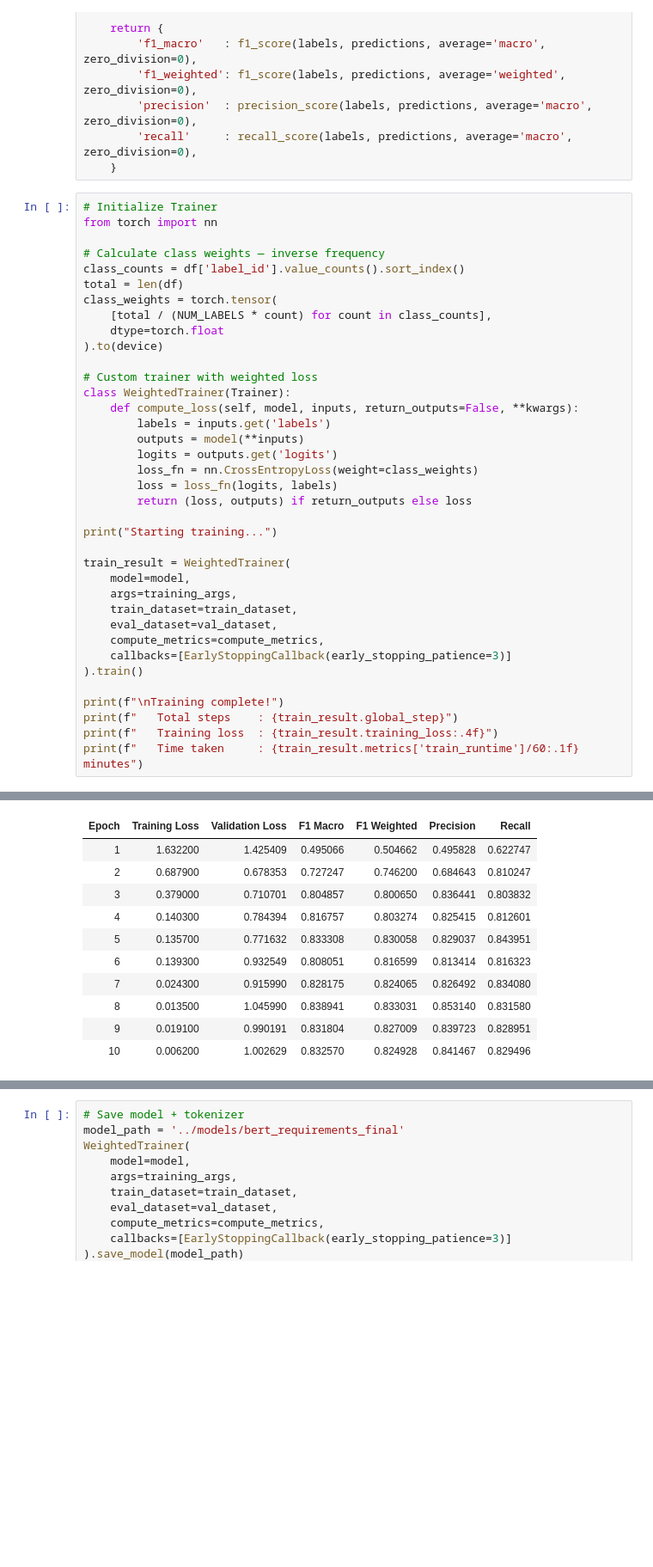
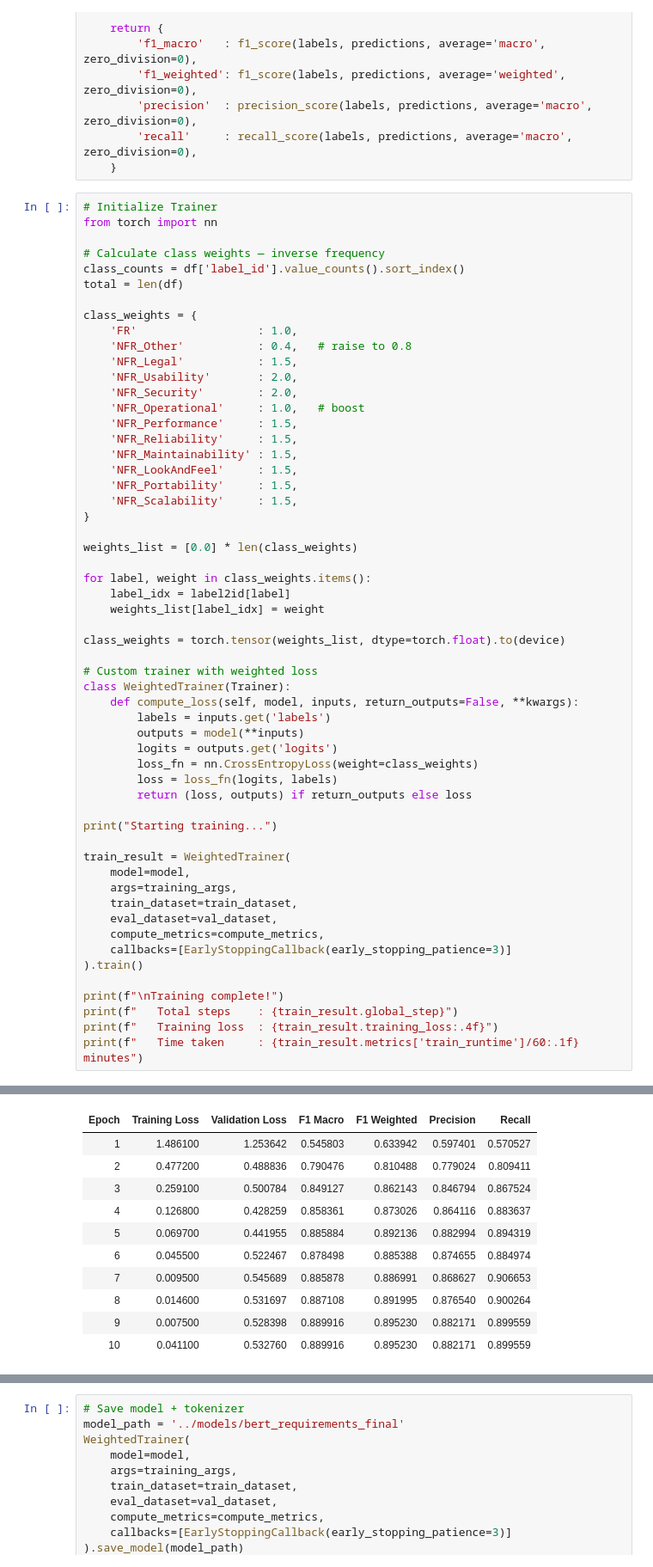
Before and after one commit to AlanW0320/requirements-elicitation-agent, a Jupyter notebook: notebooks/02_BERT_training.ipynb, the cells around one changed output, grey strips where cells are left out. Shown at 86% size. Saved outputs shown, nothing was run; the diff lists cells and outputs as text; blank space fills up the shorter version.

```diff
--- a/notebooks/02_BERT_training.ipynb
+++ b/notebooks/02_BERT_training.ipynb
@@ -244,10 +244,29 @@ from torch import nn
 # Calculate class weights — inverse frequency
 class_counts = df['label_id'].value_counts().sort_index()
 total = len(df)
-class_weights = torch.tensor(
-    [total / (NUM_LABELS * count) for count in class_counts],
-    dtype=torch.float
-).to(device)
+
+class_weights = {
+    'FR'                  : 1.0,
+    'NFR_Other'           : 0.4,   # raise to 0.8
+    'NFR_Legal'           : 1.5,
+    'NFR_Usability'       : 2.0,
+    'NFR_Security'        : 2.0,
+    'NFR_Operational'     : 1.0,   # boost
+    'NFR_Performance'     : 1.5,
+    'NFR_Reliability'     : 1.5,
+    'NFR_Maintainability' : 1.5,
+    'NFR_LookAndFeel'     : 1.5,
+    'NFR_Portability'     : 1.5,
+    'NFR_Scalability'     : 1.5,
+}
+
+weights_list = [0.0] * len(class_weights)
+
+for label, weight in class_weights.items():
+    label_idx = label2id[label]
+    weights_list[label_idx] = weight
+
+class_weights = torch.tensor(weights_list, dtype=torch.float).to(device)
 
 # Custom trainer with weighted loss
 class WeightedTrainer(Trainer):
@@ -280,12 +299,12 @@ Starting training...
 | Epoch | Training Loss | Validation Loss | F1 Macro | F1 Weighted | Precision | Recall |
-| 1 | 1.632200 | 1.425409 | 0.495066 | 0.504662 | 0.495828 | 0.622747 |
-| 2 | 0.687900 | 0.678353 | 0.727247 | 0.746200 | 0.684643 | 0.810247 |
-| 3 | 0.379000 | 0.710701 | 0.804857 | 0.800650 | 0.836441 | 0.803832 |
-| 4 | 0.140300 | 0.784394 | 0.816757 | 0.803274 | 0.825415 | 0.812601 |
-| 5 | 0.135700 | 0.771632 | 0.833308 | 0.830058 | 0.829037 | 0.843951 |
-| 6 | 0.139300 | 0.932549 | 0.808051 | 0.816599 | 0.813414 | 0.816323 |
-| 7 | 0.024300 | 0.915990 | 0.828175 | 0.824065 | 0.826492 | 0.834080 |
-| 8 | 0.013500 | 1.045990 | 0.838941 | 0.833031 | 0.853140 | 0.831580 |
-| 9 | 0.019100 | 0.990191 | 0.831804 | 0.827009 | 0.839723 | 0.828951 |
-| 10 | 0.006200 | 1.002629 | 0.832570 | 0.824928 | 0.841467 | 0.829496 |
+| 1 | 1.486100 | 1.253642 | 0.545803 | 0.633942 | 0.597401 | 0.570527 |
+| 2 | 0.477200 | 0.488836 | 0.790476 | 0.810488 | 0.779024 | 0.809411 |
+| 3 | 0.259100 | 0.500784 | 0.849127 | 0.862143 | 0.846794 | 0.867524 |
+| 4 | 0.126800 | 0.428259 | 0.858361 | 0.873026 | 0.864116 | 0.883637 |
+| 5 | 0.069700 | 0.441955 | 0.885884 | 0.892136 | 0.882994 | 0.894319 |
+| 6 | 0.045500 | 0.522467 | 0.878498 | 0.885388 | 0.874655 | 0.884974 |
+| 7 | 0.009500 | 0.545689 | 0.885878 | 0.886991 | 0.868627 | 0.906653 |
+| 8 | 0.014600 | 0.531697 | 0.887108 | 0.891995 | 0.876540 | 0.900264 |
+| 9 | 0.007500 | 0.528398 | 0.889916 | 0.895230 | 0.882171 | 0.899559 |
+| 10 | 0.041100 | 0.532760 | 0.889916 | 0.895230 | 0.882171 | 0.899559 |
 Training complete!
```
Also changed, not shown: parts of 6 cells of this notebook, 3 other files.
